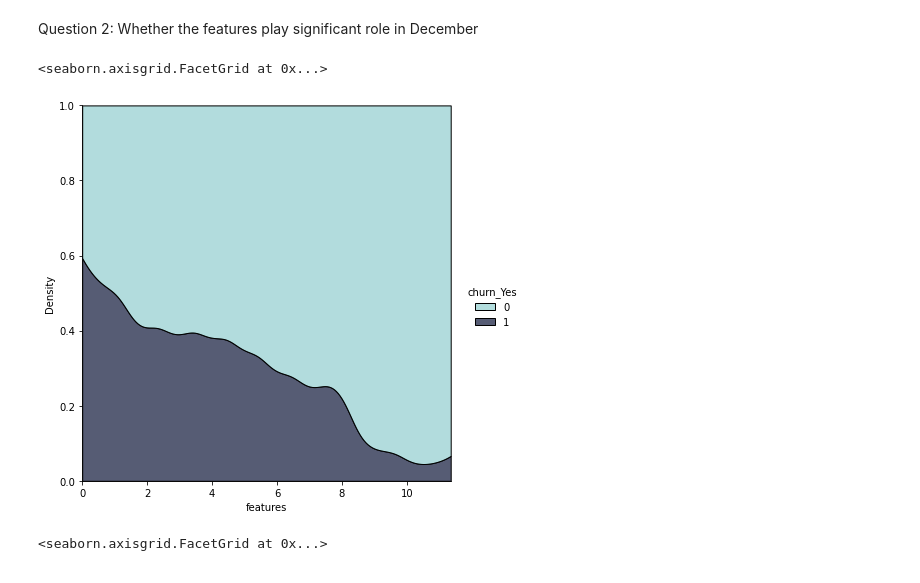
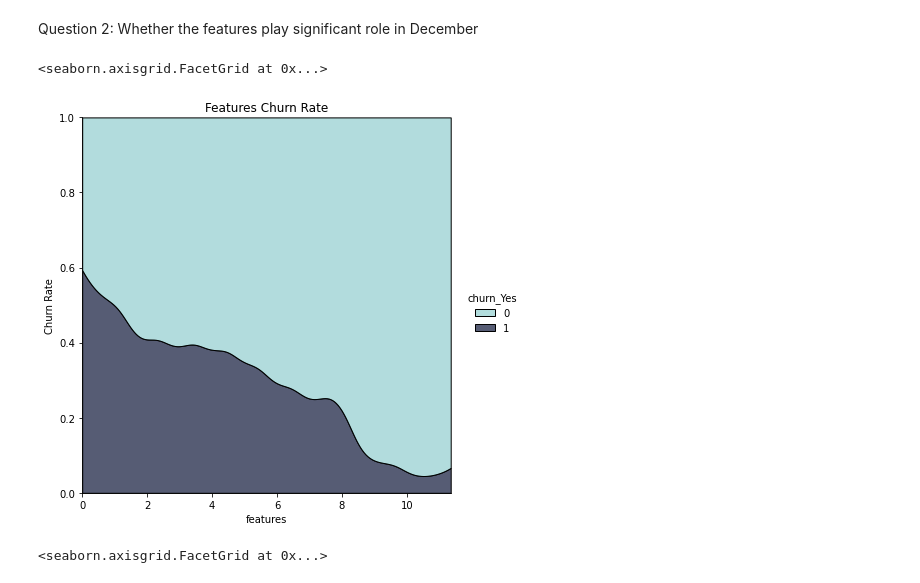
Before and after one commit to QinzhiChen/Classification-Project, a Jupyter notebook: Final_Report.ipynb, the cells around one changed output. Cells and saved outputs as stored; diff of their text form; code cells hidden in the pictures.

```diff
--- a/Final_Report.ipynb
+++ b/Final_Report.ipynb
@@ -286,16 +316,17 @@ Answer 1: the customers who sign up the service in December has over 60% chance
 # %% [markdown]
 Question 2: Whether the features play significant role in December
 # %%
-sns.displot(
+ax=sns.displot(
     data=telco_train,
     x="features", hue="churn_Yes",
     kind="kde", height=6,
     multiple="fill", clip=(0, None),
     palette="ch:rot=-.25,hue=1,light=.75",
 )
+ax.set(title='Features Churn Rate',ylabel='Churn Rate')
 # %% [output]
 <seaborn.axisgrid.FacetGrid at 0x...>
-[figure, old version]
+[figure, new version]
 # %%
 sns.displot(
     data=telco_train,
```
Also changed, not shown: parts of 4 cells of this notebook.
